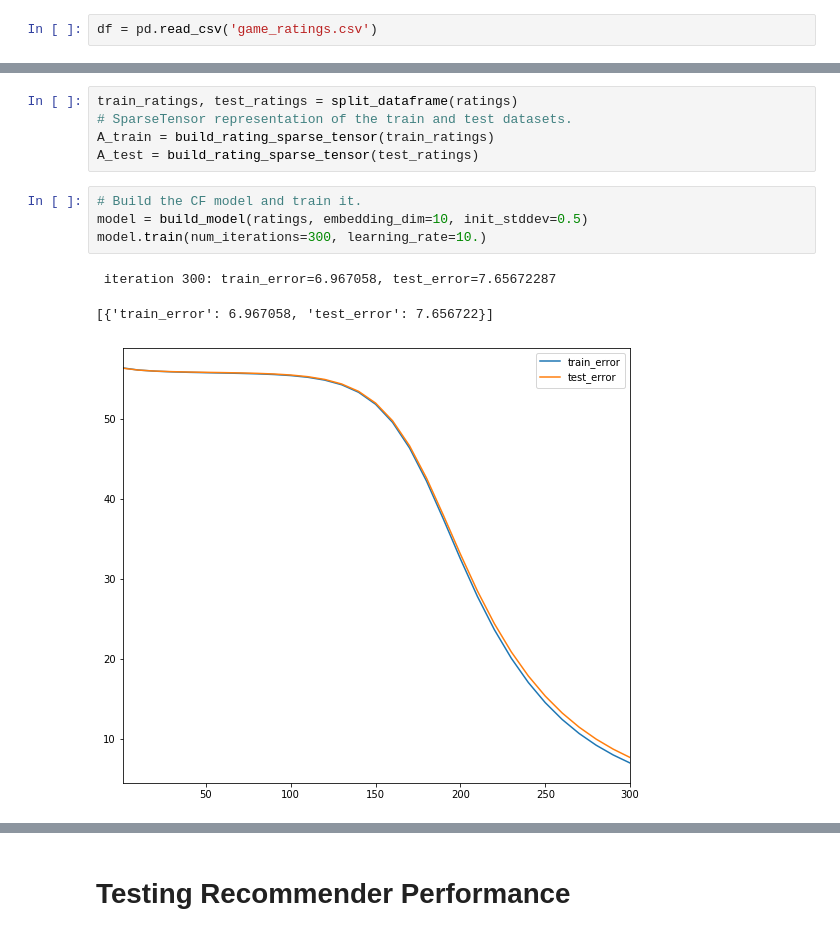
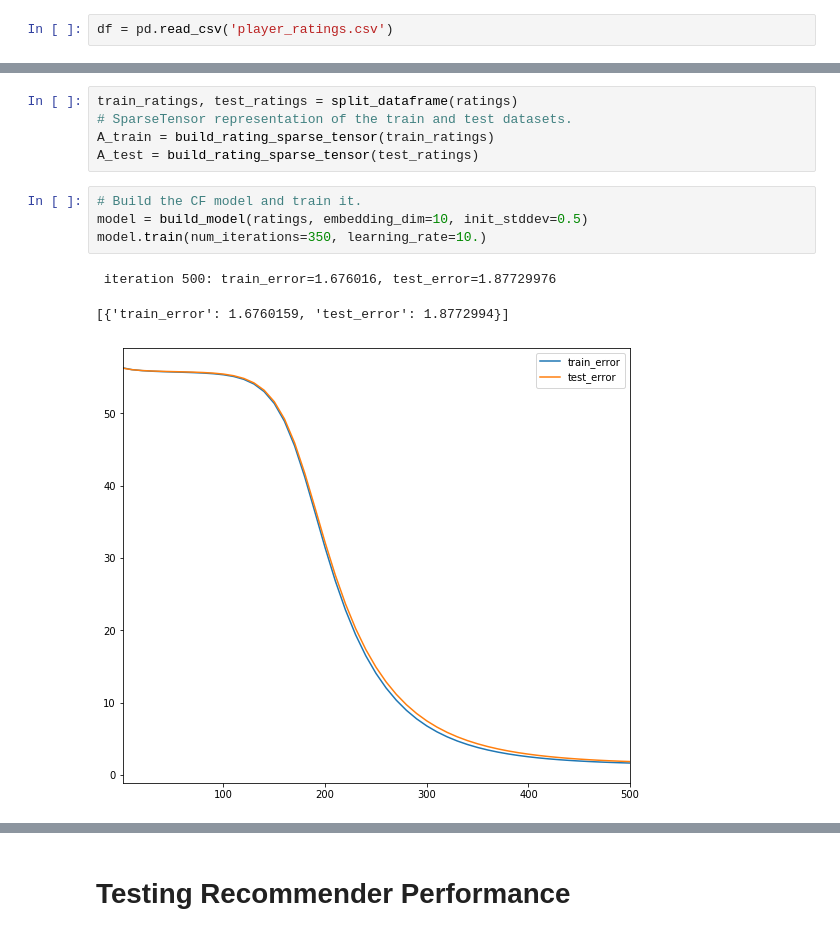
Before and after one commit to MarshallKrakauer/BGGAnalysis, a Jupyter notebook: Player Ratings.ipynb, the cells around one changed output, grey strips where cells are left out. Drawn from its saved outputs; the diff is of its cells as text.

Commit message:
update recommendation model

```diff
--- a/Player Ratings.ipynb
+++ b/Player Ratings.ipynb
@@ -72,5 +53,5 @@ non-resource variables are not supported in the long term
 # %%
-df = pd.read_csv('game_ratings.csv')
+df = pd.read_csv('player_ratings.csv')
 # %%
 df.head()
 # %% [output]
@@ -358,8 +321,8 @@ A_test = build_rating_sparse_tensor(test_ratings)
 # %%
 # Build the CF model and train it.
 model = build_model(ratings, embedding_dim=10, init_stddev=0.5)
-model.train(num_iterations=300, learning_rate=10.)
+model.train(num_iterations=350, learning_rate=10.)
 # %% [output]
- iteration 300: train_error=6.967058, test_error=7.65672287
+ iteration 500: train_error=1.676016, test_error=1.87729976
-[{'train_error': 6.967058, 'test_error': 7.656722}]
+[{'train_error': 1.6760159, 'test_error': 1.8772994}]
-[figure, old version]
+[figure, new version]
```
Also changed, not shown: parts of 32 cells of this notebook.
